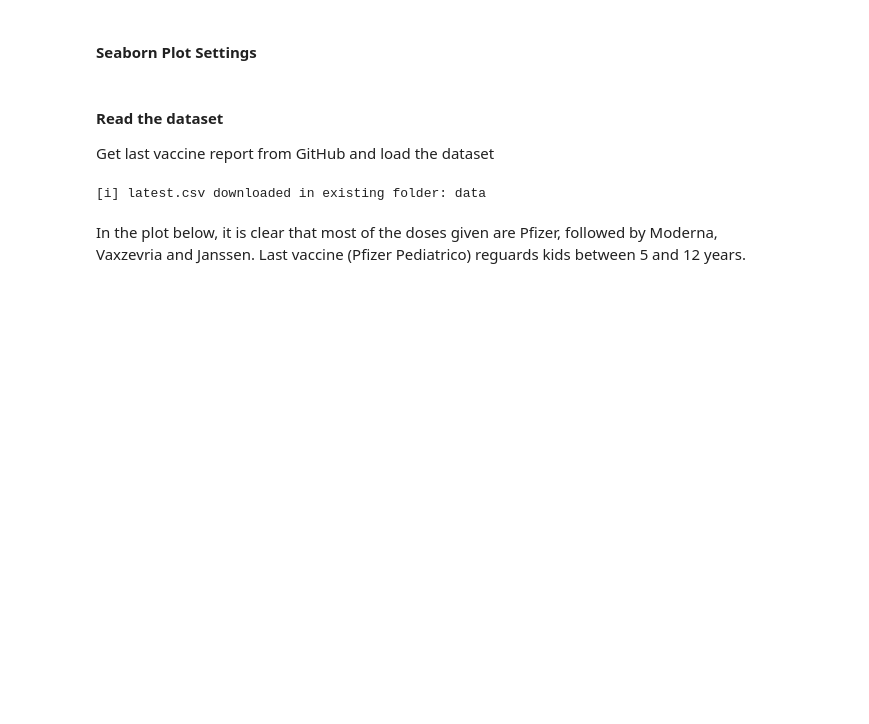
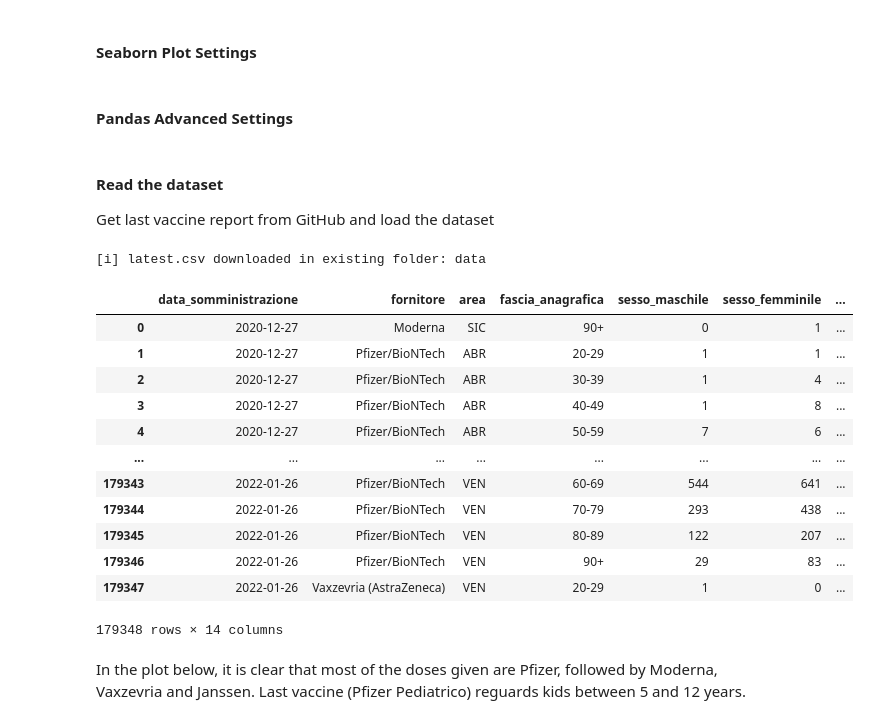
Before and after one commit to MatteoFasulo/COVID-19-Vaccines, a Jupyter notebook: Python/analytics.ipynb, the cells around one changed output. Drawn from its saved outputs; the diff is of its cells as text; code cells hidden in the pictures; blank space fills up the shorter version.

```diff
--- a/Python/analytics.ipynb
+++ b/Python/analytics.ipynb
@@ -18,3 +19,5 @@ from util import getLatestVaccineReport
 sns.set(style="white")
 sns.set(style="whitegrid", color_codes=True)
 sns.set(rc={'figure.figsize':(11.7,13.27)})
+# %% [markdown]
+#### Pandas Advanced Settings
@@ -24,8 +30,23 @@ Get last vaccine report from GitHub and load the dataset
 # %%
 if getLatestVaccineReport() is True:
     fullDF = pd.read_csv("data/latest.csv")
+
+fullDF
 # %% [output]
 [i] latest.csv downloaded in existing folder: data
+|  | data_somministrazione | fornitore | area | fascia_anagrafica | sesso_maschile | sesso_femminile | ... |
+| 0 | 2020-12-27 | Moderna | SIC | 90+ | 0 | 1 | ... |
+| 1 | 2020-12-27 | Pfizer/BioNTech | ABR | 20-29 | 1 | 1 | ... |
+| 2 | 2020-12-27 | Pfizer/BioNTech | ABR | 30-39 | 1 | 4 | ... |
+| 3 | 2020-12-27 | Pfizer/BioNTech | ABR | 40-49 | 1 | 8 | ... |
+| 4 | 2020-12-27 | Pfizer/BioNTech | ABR | 50-59 | 7 | 6 | ... |
+| ... | ... | ... | ... | ... | ... | ... | ... |
+| 179343 | 2022-01-26 | Pfizer/BioNTech | VEN | 60-69 | 544 | 641 | ... |
+| 179344 | 2022-01-26 | Pfizer/BioNTech | VEN | 70-79 | 293 | 438 | ... |
+| 179345 | 2022-01-26 | Pfizer/BioNTech | VEN | 80-89 | 122 | 207 | ... |
+| 179346 | 2022-01-26 | Pfizer/BioNTech | VEN | 90+ | 29 | 83 | ... |
+| 179347 | 2022-01-26 | Vaxzevria (AstraZeneca) | VEN | 20-29 | 1 | 0 | ... |
+179348 rows × 14 columns
 # %% [markdown]
 In the plot below, it is clear that most of the doses given are Pfizer, followed by Moderna, Vaxzevria and Janssen. Last vaccine (Pfizer Pediatrico) reguards kids between 5 and 12 years.
 # %%
```
Also changed, not shown: parts of 25 cells of this notebook, 2 other files.
